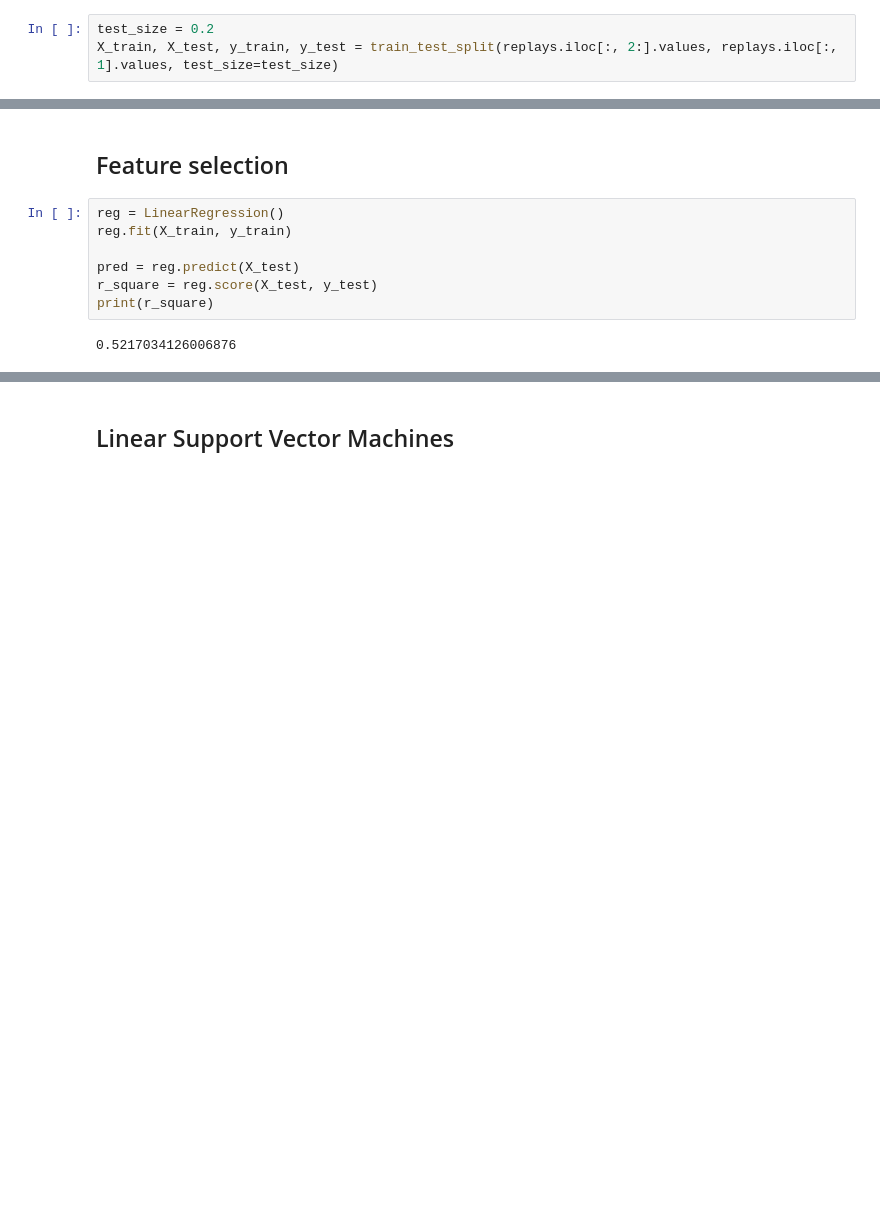
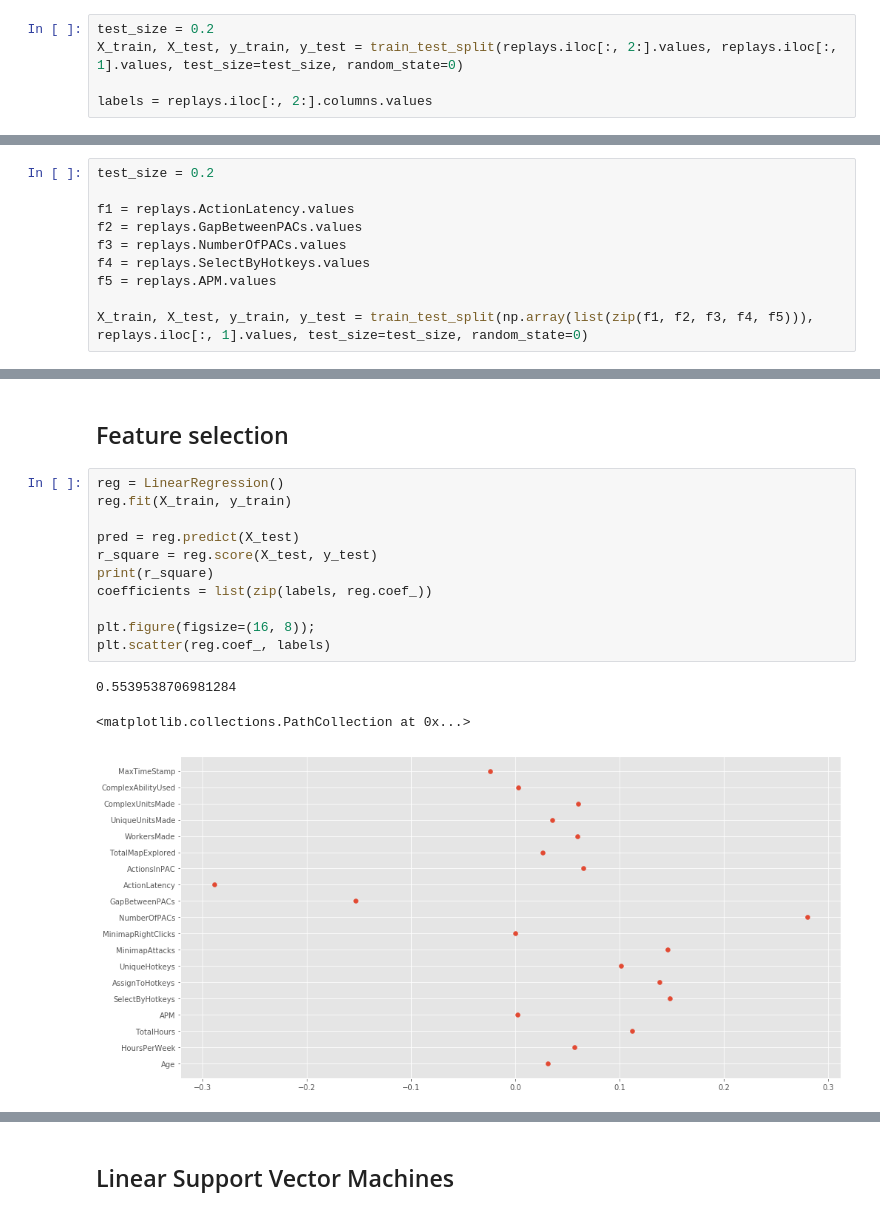
Before and after one commit to SanderVanAndel/ADS-MachineLearning, a Jupyter notebook: Discovery.ipynb, the cells around one changed output, grey strips where cells are left out. Cells and saved outputs as stored; diff of their text form; blank space fills up the shorter version.

```diff
--- a/Discovery.ipynb
+++ b/Discovery.ipynb
@@ -208,3 +136,5 @@ plt.tight_layout()
 # %%
 test_size = 0.2
-X_train, X_test, y_train, y_test = train_test_split(replays.iloc[:, 2:].values, replays.iloc[:, 1].values, test_size=test_size)
+X_train, X_test, y_train, y_test = train_test_split(replays.iloc[:, 2:].values, replays.iloc[:, 1].values, test_size=test_size, random_state=0)
+
+labels = replays.iloc[:, 2:].columns.values
@@ -211,3 +143,13 @@ X_train, X_test, y_train, y_test = train_test_split(replays.iloc[:, 2:].values,
+# %%
+test_size = 0.2
+
+f1 = replays.ActionLatency.values
+f2 = replays.GapBetweenPACs.values
+f3 = replays.NumberOfPACs.values
+f4 = replays.SelectByHotkeys.values
+f5 = replays.APM.values
+
+X_train, X_test, y_train, y_test = train_test_split(np.array(list(zip(f1, f2, f3, f4, f5))), replays.iloc[:, 1].values, test_size=test_size, random_state=0)
 # %% [markdown]
 ### Normalize/standardize
 # %%
@@ -219,9 +161,15 @@ X_test = scaler.transform(X_test)
 # %%
 reg = LinearRegression()
 reg.fit(X_train, y_train)
 
 pred = reg.predict(X_test)
 r_square = reg.score(X_test, y_test)
 print(r_square)
+coefficients = list(zip(labels, reg.coef_))
+
+plt.figure(figsize=(16, 8));
+plt.scatter(reg.coef_, labels)
 # %% [output]
-0.5217034126006876
+0.5539538706981284
+<matplotlib.collections.PathCollection at 0x...>
+[figure, added]
```
Also changed, not shown: parts of 9 cells of this notebook.
